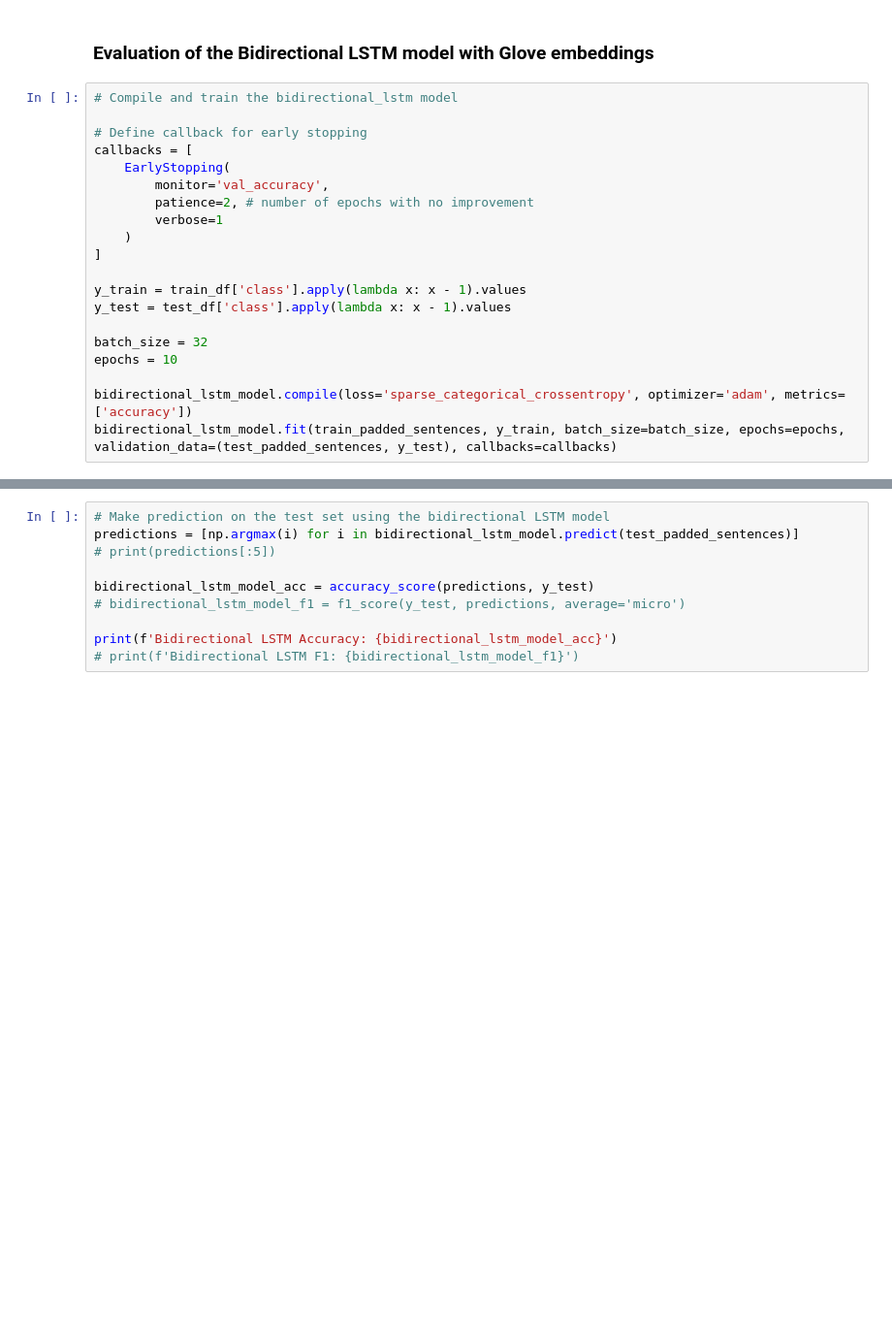
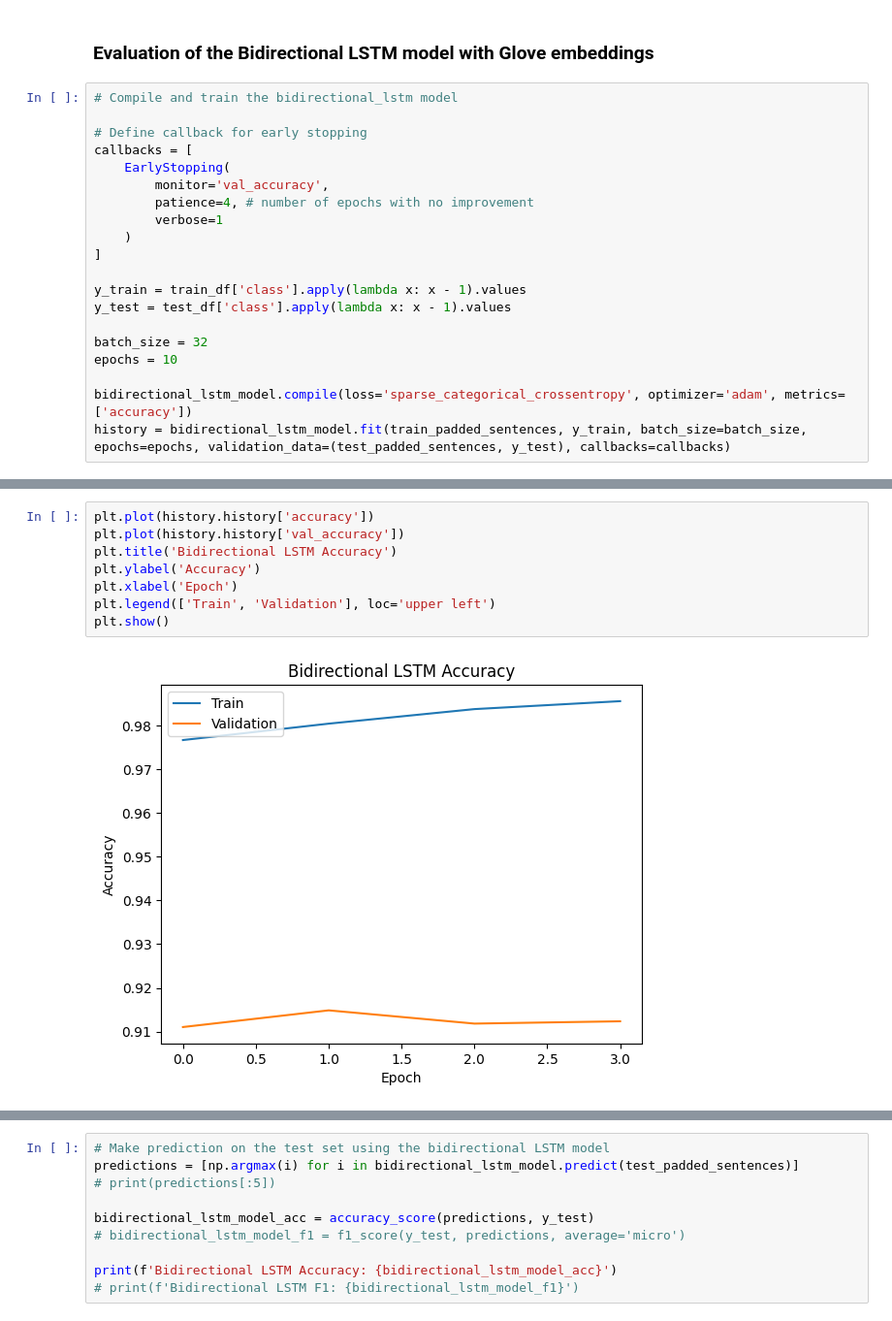
Before and after one commit to valkiss024/cmm307_advanced_artificial_intelligence, a Jupyter notebook: CMM307 Coursework.ipynb, the cells around one changed output, grey strips where cells are left out. Shown: that part at 97% size. Cells and saved outputs as stored; diff of their text form; blank space fills up the shorter version.

```diff
--- a/CMM307 Coursework.ipynb
+++ b/CMM307 Coursework.ipynb
@@ -474,7 +477,7 @@ weighted avg       0.77      0.77      0.77      7600
 callbacks = [
     EarlyStopping(
         monitor='val_accuracy',
-        patience=2, # number of epochs with no improvement
+        patience=4, # number of epochs with no improvement
         verbose=1
     )
 ]
@@ -486,6 +489,6 @@ batch_size = 32
 epochs = 10
 
 bidirectional_lstm_model.compile(loss='sparse_categorical_crossentropy', optimizer='adam', metrics=['accuracy'])
-bidirectional_lstm_model.fit(train_padded_sentences, y_train, batch_size=batch_size, epochs=epochs, validation_data=(test_padded_sentences, y_test), callbacks=callbacks)
+history = bidirectional_lstm_model.fit(train_padded_sentences, y_train, batch_size=batch_size, epochs=epochs, validation_data=(test_padded_sentences, y_test), callbacks=callbacks)
 # %% [output]
 Epoch 1/10
@@ -498,0 +503,10 @@ Epoch 3: early stopping
+# %%
+plt.plot(history.history['accuracy'])
+plt.plot(history.history['val_accuracy'])
+plt.title('Bidirectional LSTM Accuracy')
+plt.ylabel('Accuracy')
+plt.xlabel('Epoch')
+plt.legend(['Train', 'Validation'], loc='upper left')
+plt.show()
+# %% [output]
+[figure, added]
```
Also changed, not shown: parts of 13 cells of this notebook.
